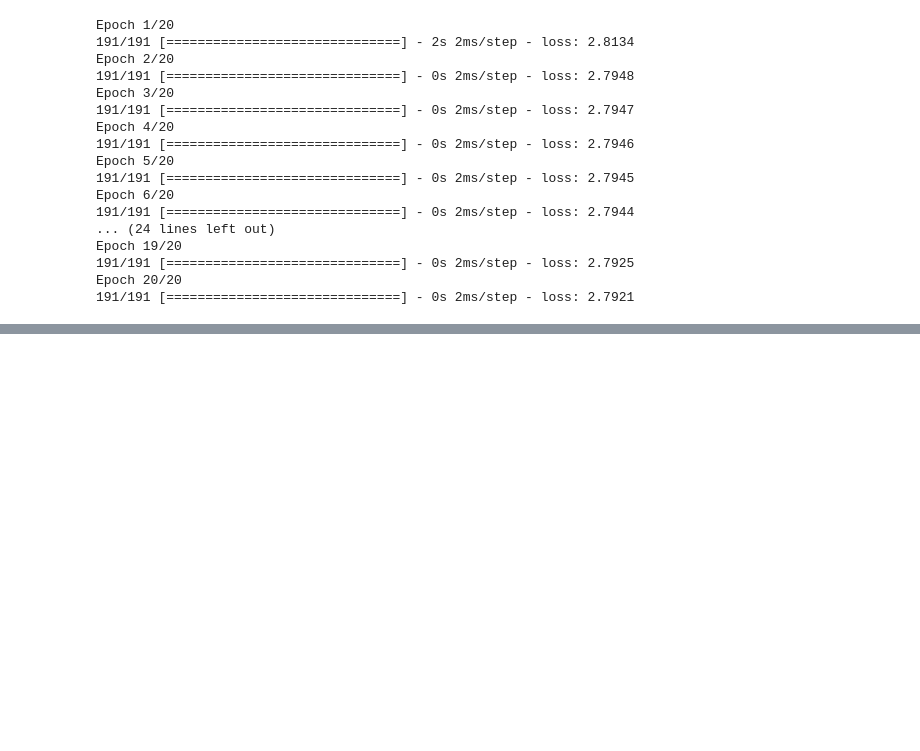
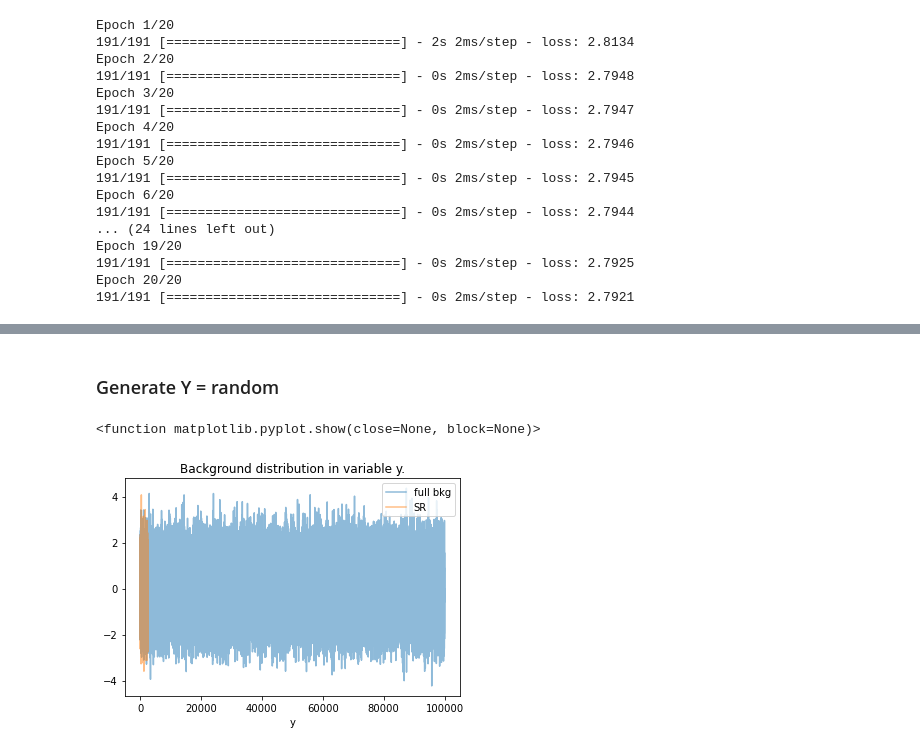
Before and after one commit to hep-lbdl/non-resonant-AD-extrapolation, a Jupyter notebook: Example.ipynb, the cells around one changed output, grey strips where cells are left out. Drawn from its saved outputs; the diff is of its cells as text; code cells hidden in the pictures; blank space fills up the shorter version.

```diff
--- a/Example.ipynb
+++ b/Example.ipynb
@@ -250,0 +252,14 @@ plt.show
+# %% [markdown]
+### Generate Y = random
+# %%
+Y = np.random.normal(0, 1, n1).astype(dtype=np.float32)
+mask_SR = (x1 > 1) & (x2 > 1)
+plt.plot(Y, alpha = 0.5, label='full bkg')
+plt.plot(Y[mask_SR], alpha = 0.5, label='SR')
+plt.title("Background distribution in variable y.")
+plt.xlabel("y")
+plt.legend()
+plt.show
+# %% [output]
+<function matplotlib.pyplot.show(close=None, block=None)>
+[figure, added]
```
Also changed, not shown: parts of 20 cells of this notebook.
